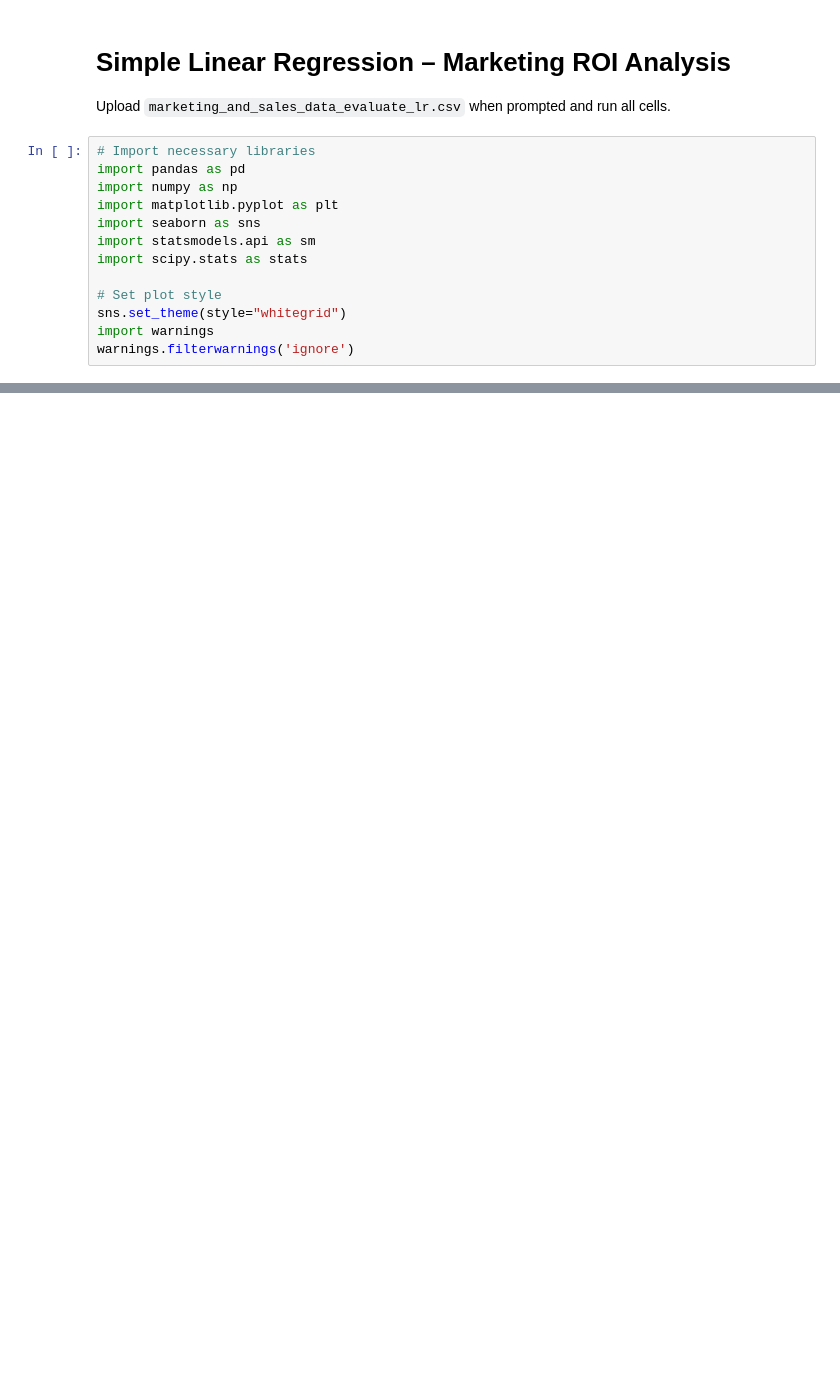
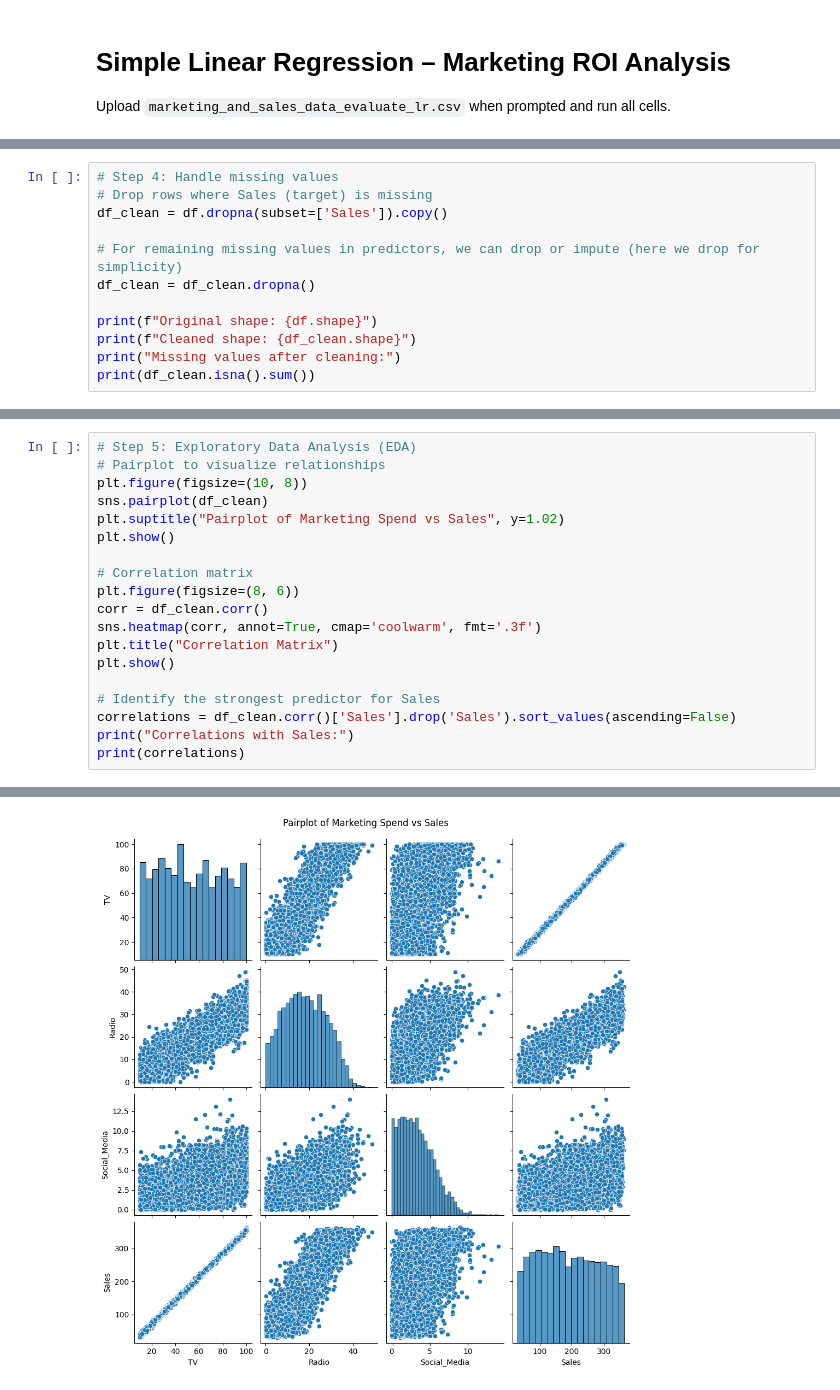
Before and after one commit to Bienbaz/Simple-Linear-Regression-Marketing-ROI-Analysis, a Jupyter notebook: regression_analysis.ipynb, the cells around one changed output, grey strips where cells are left out. Cells and saved outputs as stored; diff of their text form; blank space fills up the shorter version.

```diff
--- a/regression_analysis.ipynb
+++ b/regression_analysis.ipynb
@@ -4,16 +4,3 @@
 # Simple Linear Regression – Marketing ROI Analysis
 
 Upload `marketing_and_sales_data_evaluate_lr.csv` when prompted and run all cells.
-# %%
-# Import necessary libraries
-import pandas as pd
-import numpy as np
-import matplotlib.pyplot as plt
-import seaborn as sns
-import statsmodels.api as sm
-import scipy.stats as stats
-
-# Set plot style
-sns.set_theme(style="whitegrid")
-import warnings
-warnings.filterwarnings('ignore')
@@ -131,0 +79,12 @@ Notes:
+# %%
+# Step 4: Handle missing values
+# Drop rows where Sales (target) is missing
+df_clean = df.dropna(subset=['Sales']).copy()
+
+# For remaining missing values in predictors, we can drop or impute (here we drop for simplicity)
+df_clean = df_clean.dropna()
+
+print(f"Original shape: {df.shape}")
+print(f"Cleaned shape: {df_clean.shape}")
+print("Missing values after cleaning:")
+print(df_clean.isna().sum())
@@ -131,0 +100,20 @@ Notes:
+# %%
+# Step 5: Exploratory Data Analysis (EDA)
+# Pairplot to visualize relationships
+plt.figure(figsize=(10, 8))
+sns.pairplot(df_clean)
+plt.suptitle("Pairplot of Marketing Spend vs Sales", y=1.02)
+plt.show()
+
+# Correlation matrix
+plt.figure(figsize=(8, 6))
+corr = df_clean.corr()
+sns.heatmap(corr, annot=True, cmap='coolwarm', fmt='.3f')
+plt.title("Correlation Matrix")
+plt.show()
+
+# Identify the strongest predictor for Sales
+correlations = df_clean.corr()['Sales'].drop('Sales').sort_values(ascending=False)
+print("Correlations with Sales:")
+print(correlations)
+# %% [output]
@@ -131,0 +121 @@ Notes:
+[figure, added]
```
Also changed, not shown: parts of 13 cells of this notebook.
